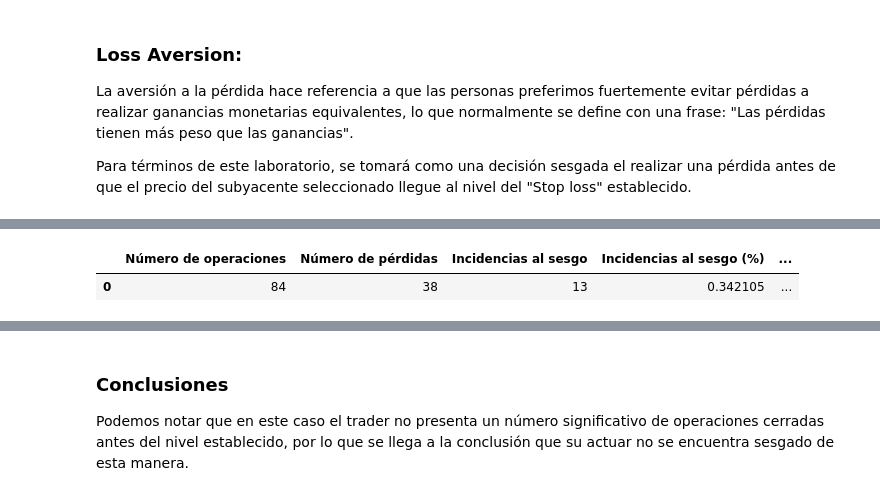
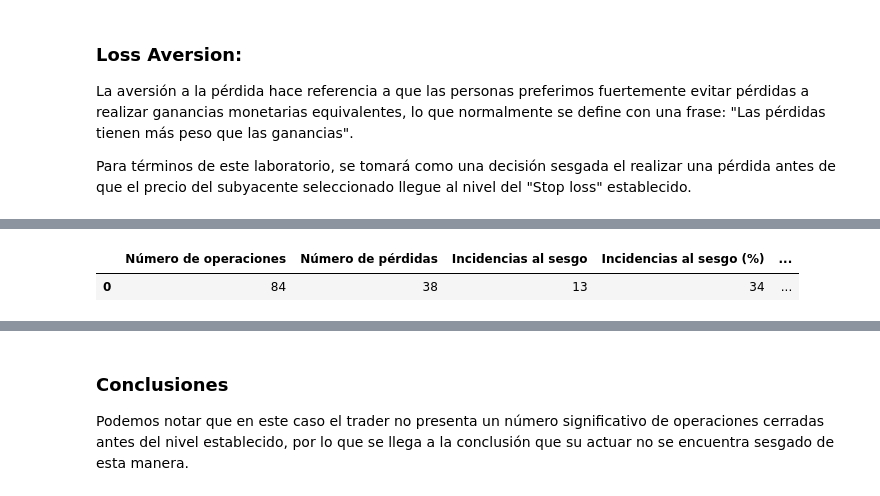
Before and after one commit to diegovs27/Behavioral_Finance, a Jupyter notebook: 7_myst_Laboratrio3.ipynb, the cells around one changed output, grey strips where cells are left out. Drawn from its saved outputs; the diff is of its cells as text; code cells hidden in the pictures.

```diff
--- a/7_myst_Laboratrio3.ipynb
+++ b/7_myst_Laboratrio3.ipynb
@@ -56,8 +51,8 @@ data
 # %%
-trader = LA.LossAversion(data)
+trader = LA.f_bf_lossaversion(data)
 # %%
-trader['Resultados']
+trader['datos']
 # %% [output]
 |  | Número de operaciones | Número de pérdidas | Incidencias al sesgo | Incidencias al sesgo (%) | ... |
-| 0 | 84 | 38 | 13 | 0.342105 | ... |
+| 0 | 84 | 38 | 13 | 34 | ... |
 # %%
```
Also changed, not shown: parts of 7 cells of this notebook, 2 other files.
